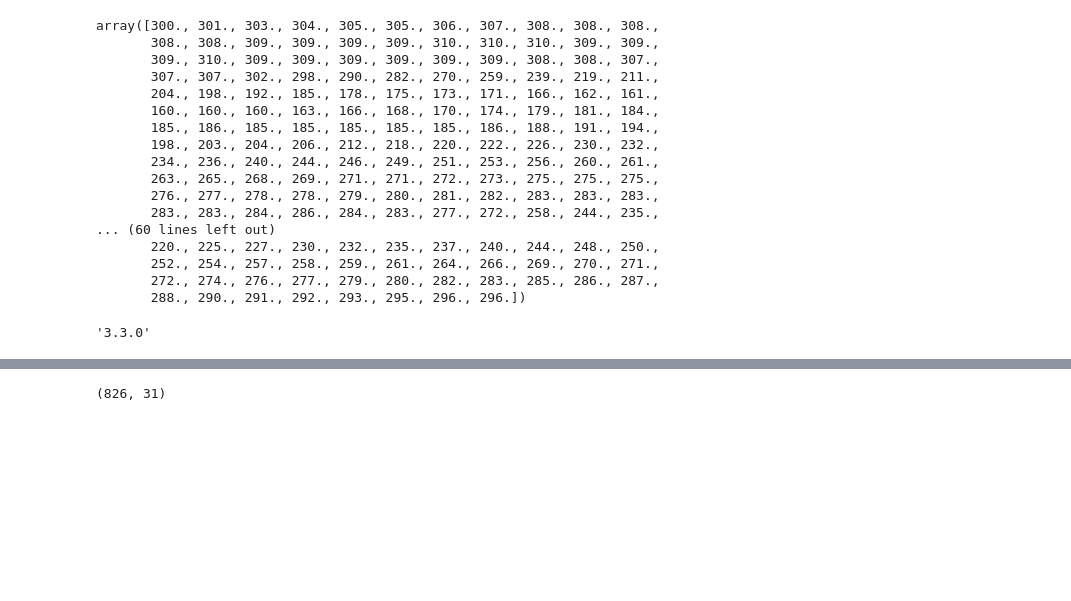
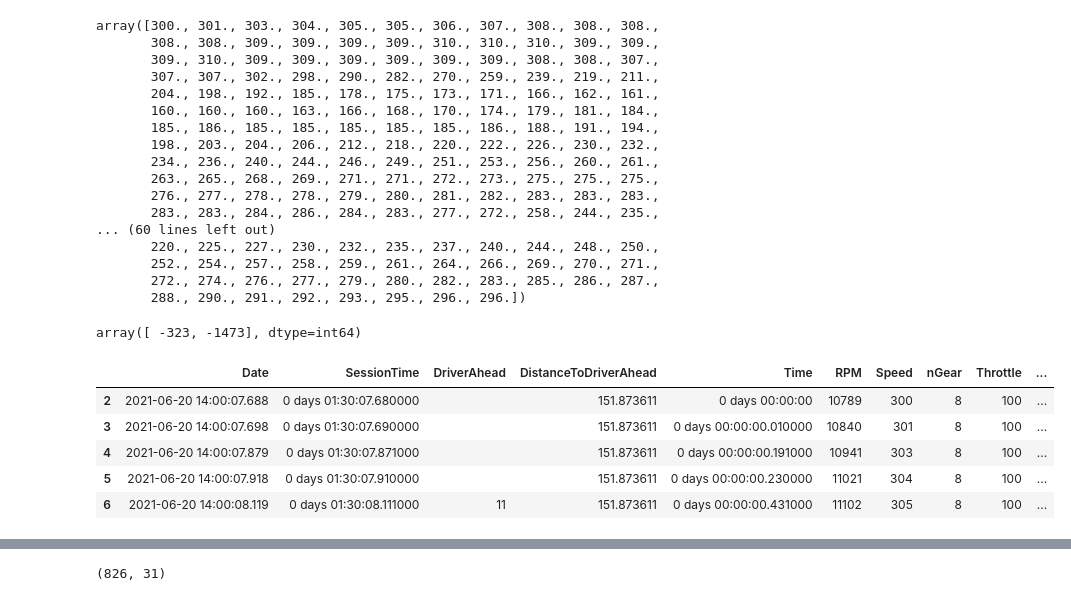
Before and after one commit to srikrishnaa97/F1-data-analysis, a Jupyter notebook: f1_data_analysis.ipynb, the cells around one changed output, grey strips where cells are left out. Drawn from its saved outputs; the diff is of its cells as text; code cells hidden in the pictures; blank space fills up the shorter version.

```diff
--- a/f1_data_analysis.ipynb
+++ b/f1_data_analysis.ipynb
@@ -777,8 +881,16 @@ array([300., 301., 303., 304., 305., 305., 306., 307., 308., 308., 308.,
        252., 254., 257., 258., 259., 261., 264., 266., 269., 270., 271.,
        272., 274., 276., 277., 279., 280., 282., 283., 285., 286., 287.,
        288., 290., 291., 292., 293., 295., 296., 296.])
-# %%
-import fastf1
-fastf1.__version__
-# %% [output]
-'3.3.0'
+# %%
+segments[0][0]
+# %% [output]
+array([ -323, -1473], dtype=int64)
+# %%
+tel.head()
+# %% [output]
+|  | Date | SessionTime | DriverAhead | DistanceToDriverAhead | Time | RPM | Speed | nGear | Throttle | ... |
+| 2 | 2021-06-20 14:00:07.688 | 0 days 01:30:07.680000 |  | 151.873611 | 0 days 00:00:00 | 10789 | 300 | 8 | 100 | ... |
+| 3 | 2021-06-20 14:00:07.698 | 0 days 01:30:07.690000 |  | 151.873611 | 0 days 00:00:00.010000 | 10840 | 301 | 8 | 100 | ... |
+| 4 | 2021-06-20 14:00:07.879 | 0 days 01:30:07.871000 |  | 151.873611 | 0 days 00:00:00.191000 | 10941 | 303 | 8 | 100 | ... |
+| 5 | 2021-06-20 14:00:07.918 | 0 days 01:30:07.910000 |  | 151.873611 | 0 days 00:00:00.230000 | 11021 | 304 | 8 | 100 | ... |
+| 6 | 2021-06-20 14:00:08.119 | 0 days 01:30:08.111000 | 11 | 151.873611 | 0 days 00:00:00.431000 | 11102 | 305 | 8 | 100 | ... |
```
Also changed, not shown: parts of 45 cells of this notebook, 3 other files.
